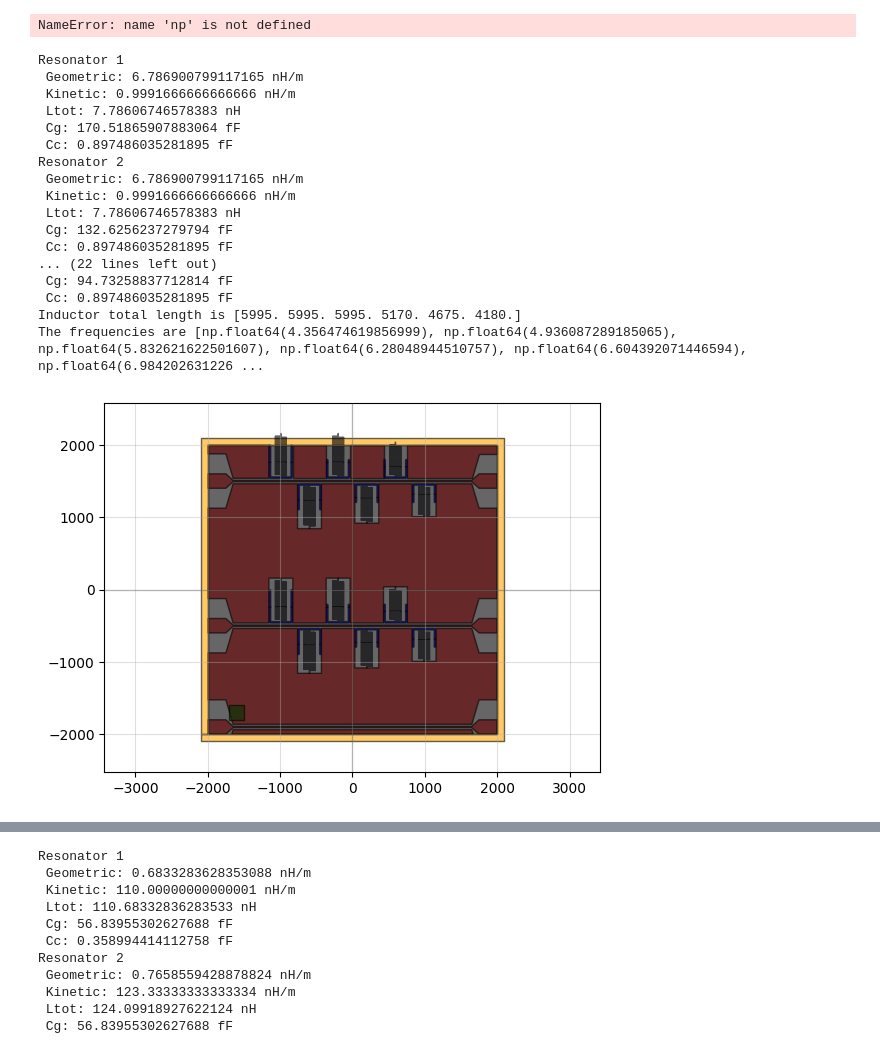
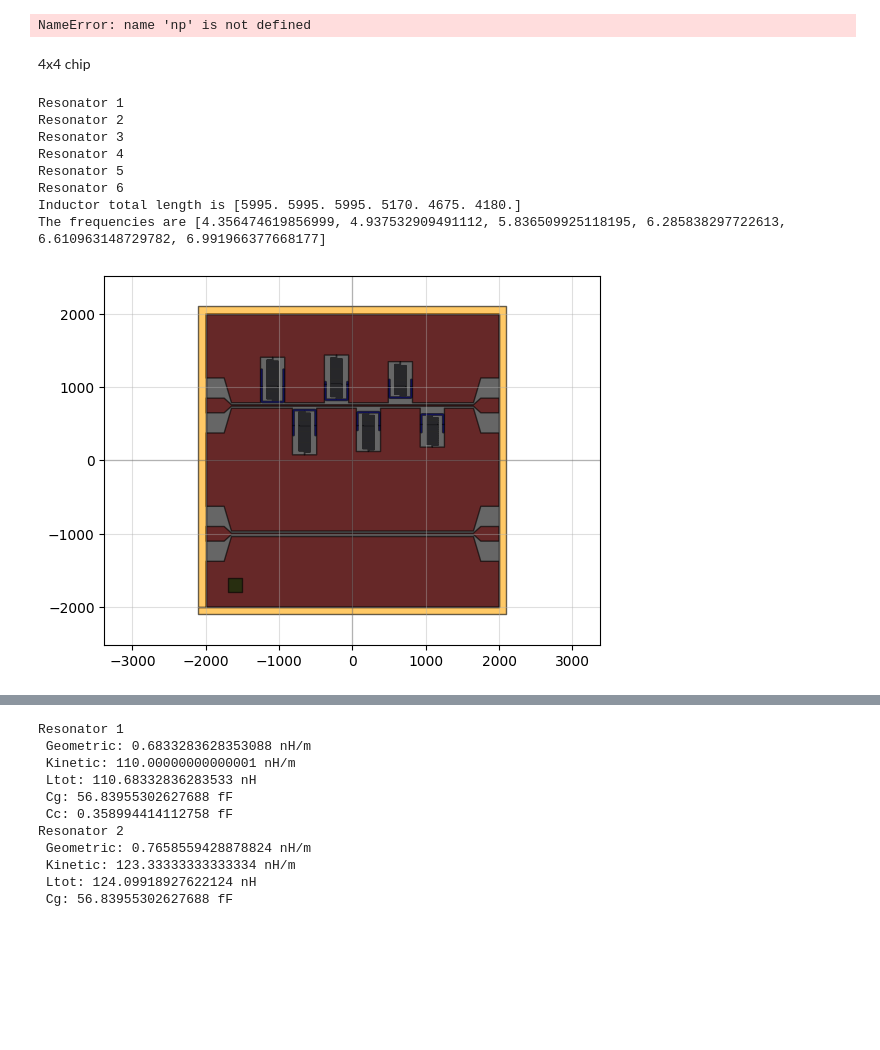
Before and after one commit to cbelo/resonators, a Jupyter notebook: 2024-12-SiRes-Al/design.ipynb, the cells around one changed output, grey strips where cells are left out. Drawn from its saved outputs; the diff is of its cells as text; code cells hidden in the pictures; blank space fills up the shorter version.

Commit message:
update chip

```diff
--- a/2024-12-SiRes-Al/design.ipynb
+++ b/2024-12-SiRes-Al/design.ipynb
@@ -465,6 +465,8 @@ chip.write_gds(f"C:/Users/localadmin/Documents/GitHub/resonators/gds_files/20241
 qp(chip)
 # %% [output]
 NameError: name 'np' is not defined
+# %% [markdown]
+4x4 chip
 # %%
 NumberOfResonators = int(6)
 SeparationTlineResonator = [0]*NumberOfResonators
@@ -490,7 +492,7 @@ InductorTotalLength = InductorVerticalLength*(NumberOfBends+4) + InductorEndLeng
 
 
 SpacingC0 = np.ones(NumberOfResonators)*5
-SpacingCc = np.ones(NumberOfResonators)*[0]
+SpacingCc = np.ones(NumberOfResonators)*[0,15,30,45,60,75]
 TaperLength = np.ones(NumberOfResonators)*5
 FinalSpacingBondpads = 100
 
@@ -506,48 +508,39 @@ freqs = []
 for i in range(NumberOfResonators):
     print(f'Resonator {i+1}')
     freqs.append(resonance_freq_Schuster(InductorWidth[i]*1e-6, CapacitorWidth[i]*1e-6, (SeparationTlineResonator[i] + FeedlineGap + SpacingCc[i])*1e-6 , FeedlineWidth*1e-6,
                                             CapacitorVerticalLength[i]*1e-6, SpacingC0[i]*1e-6,
                                             InductorWidth[i]*1e-6, InductorTotalLength[i]*1e-6, Lk,
                                         epsilon_r, thickness_subs)/1e9)
 
 print('Inductor total length is', InductorTotalLength)
 print('The frequencies are', freqs)
 
 #feedline
 # FeedlineLength = 3300
 ChipSize = [FeedlineLength + 2*BondpadLength + 2*FeedlineTaperLength, 4000]
 
-c, metal, chip = ChipResonatorsThreeTlines(ChipSize,NumberOfResonators, SeparationTlineResonator,
+c, metal, chip = ChipResonatorsTwoTlines(ChipSize,NumberOfResonators, SeparationTlineResonator,
                         FeedlineWidth, FeedlineLength, FeedlineGap,
                         FeedlineTaperLength, BondpadWidth, BondpadLength, BondpadGap,
                         CapacitorHorizontalLength, CapacitorVerticalLength, CapacitorWidth,
                         NumberOfBends, InductorVerticalLength, InductorHorizontalLength, InductorWidth, InductorEndLength,
                         TaperWidth, TaperLength, SpacingC0, SpacingCc,
                         FinalSpacingBondpads, MWO_simulation=False , cap_sim = False,
-                        ypos_tlines = [1500, -500, -1900])
+                        ypos_tlines = [750, -1000], EdgeResDistanceFactor=0.33)
 
 
 il = round(InductorTotalLength[0])
 cvl = round(CapacitorVerticalLength[0])
 
-chip.write_gds(f"C:/Users/localadmin/Documents/GitHub/resonators/gds_files/20241216_SiRes-Al/si_al_6resonator_fab_threeTline-4x4.gds")
+chip.write_gds(f"C:/Users/localadmin/Documents/GitHub/resonators/gds_files/20241216_SiRes-Al/si_al_6resonator_fab_twoTline-4x4.gds")
 qp(chip)
 # %% [output]
 Resonator 1
- Geometric: 6.786900799117165 nH/m
- Kinetic: 0.9991666666666666 nH/m
- Ltot: 7.78606746578383 nH
- Cg: 170.51865907883064 fF
- Cc: 0.897486035281895 fF
 Resonator 2
- Geometric: 6.786900799117165 nH/m
- Kinetic: 0.9991666666666666 nH/m
- Ltot: 7.78606746578383 nH
- Cg: 132.6256237279794 fF
- Cc: 0.897486035281895 fF
-... (22 lines left out)
- Cg: 94.73258837712814 fF
- Cc: 0.897486035281895 fF
+Resonator 3
+Resonator 4
+Resonator 5
+Resonator 6
 Inductor total length is [5995. 5995. 5995. 5170. 4675. 4180.]
-The frequencies are [np.float64(4.356474619856999), np.float64(4.936087289185065), np.float64(5.832621622501607), np.float64(6.28048944510757), np.float64(6.604392071446594), np.float64(6.984202631226 ...
+The frequencies are [4.356474619856999, 4.937532909491112, 5.836509925118195, 6.285838297722613, 6.610963148729782, 6.991966377668177]
-[figure, old version]
+[figure, new version]
```
Also changed, not shown: parts of 1 cell of this notebook, 1 other file.
